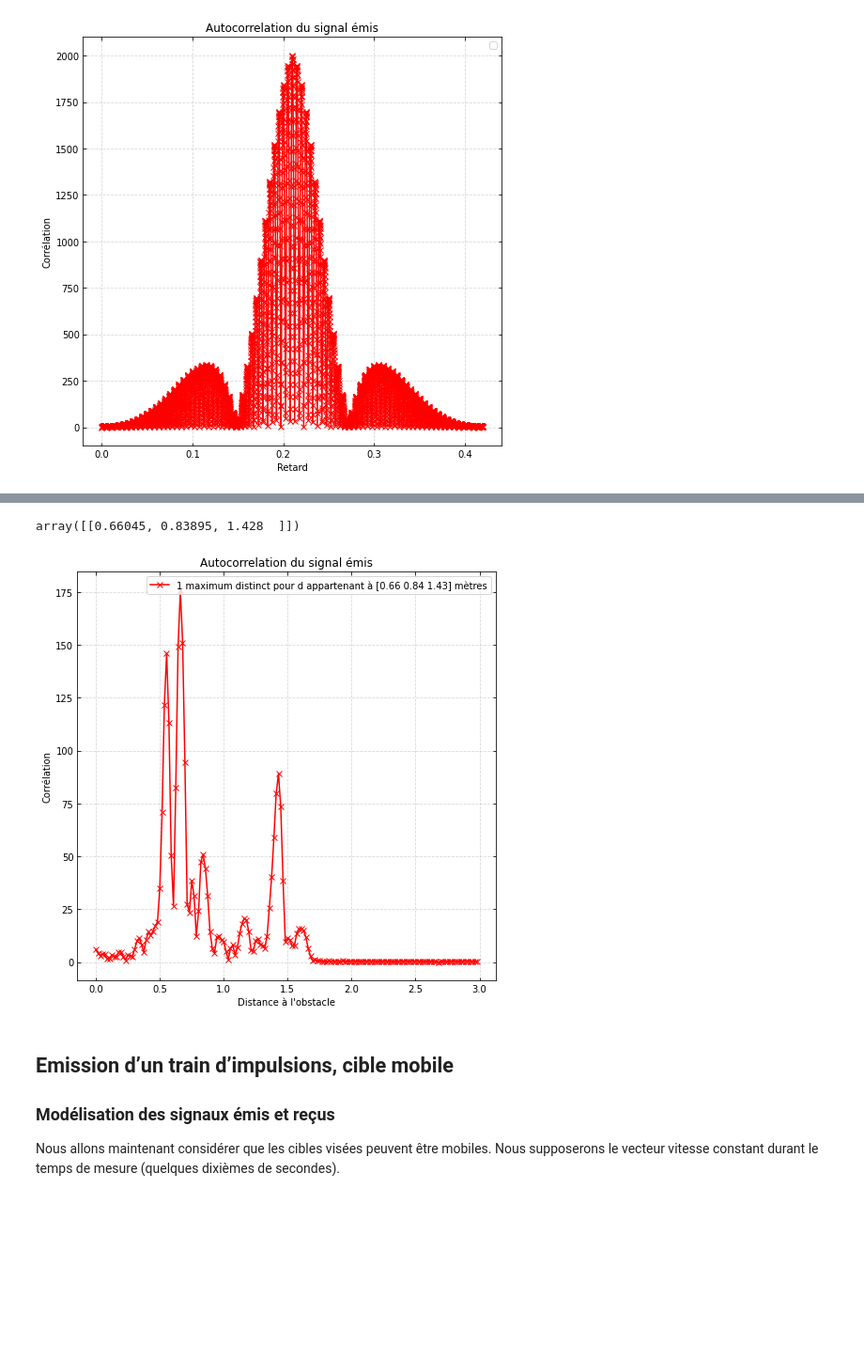
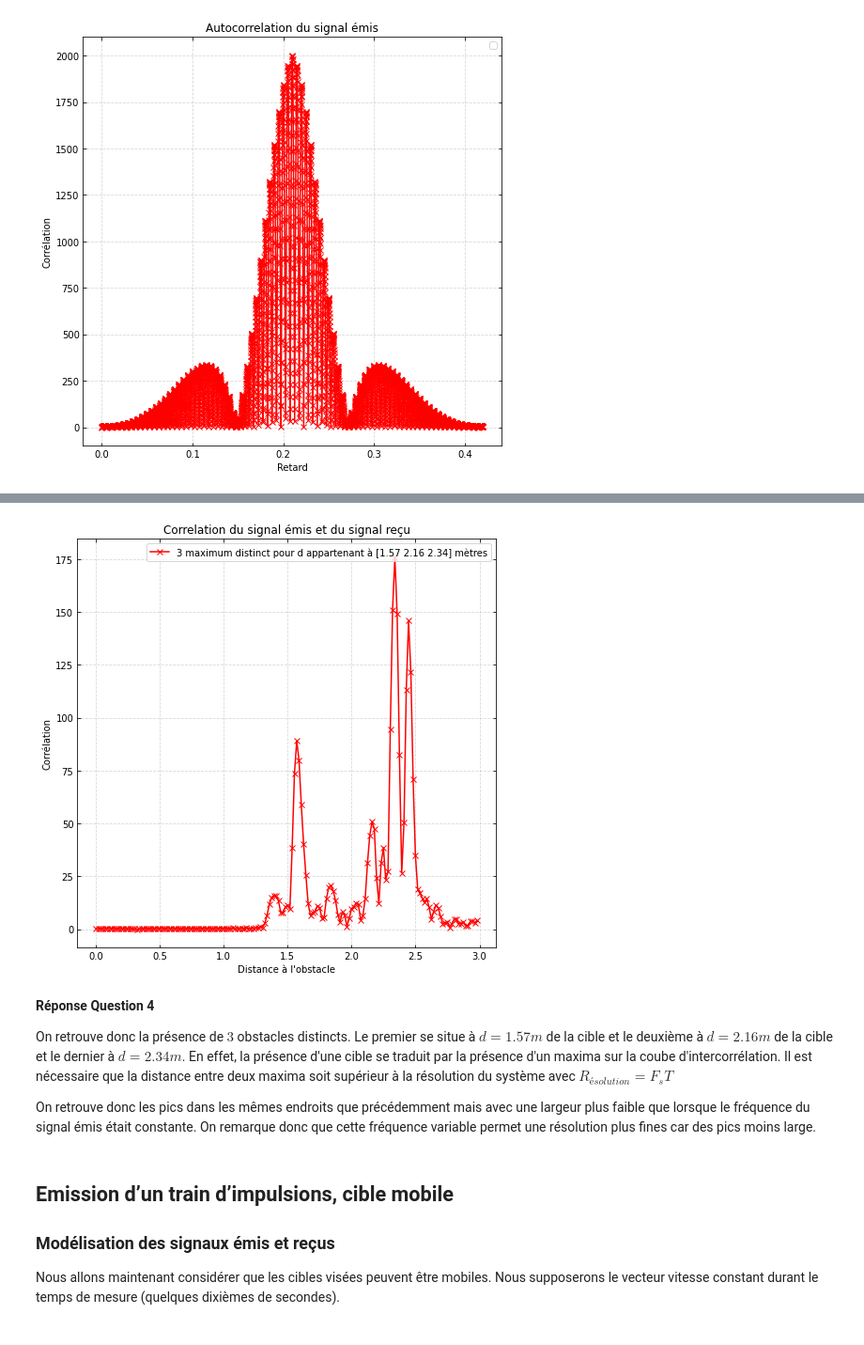
Before and after one commit to 21courgnea/Projet_TDS, a Jupyter notebook: mini-projet-radar/mini_projet_radar.ipynb, the cells around one changed output, grey strips where cells are left out. Shown at 94% size. Saved outputs shown, nothing was run; the diff lists cells and outputs as text; code cells hidden in the pictures; blank space fills up the shorter version.

```diff
--- a/mini-projet-radar/mini_projet_radar.ipynb
+++ b/mini-projet-radar/mini_projet_radar.ipynb
@@ -440,0 +450,18 @@ Quelles vont être les fréquences observées après échantillonnage à $
+# %%
+from scipy.signal import find_peaks
+B = 4E3 #bande de fréquence
+
+data = scipy.io.loadmat('data/signal2.mat')
+e = data['e']
+r = data['r']
+Fs = data['Fs']
+N = len(r)                                # nombre de points du signal
+d = c * np.arange(0,N)/Fs/2               # axe distance (metres)
+
+# resol_theorique = int(1/(2*np.pi*B) * 1/Fs)
+resol_theorique = int(c*T/2  * 2*Fs/c )
+cor_fft = scipy.signal.correlate(r, e, mode = 'same', method = 'fft')    # calcul de la corrélation par FFT
+peaks = scipy.signal.find_peaks(np.absolute(cor_fft)[:,0], height = 50, distance = resol_theorique, width=0)   # identification des pics de la fonction d'intercorrélation
+
+
+peaks_d = peaks[0]*c/Fs/2
@@ -529,16 +546,0 @@ Le fichier « signal2.mat » correspond à un enregistrement de ces signaux modu
-# %%
-from scipy.signal import find_peaks
-B = 4E3 #bande de fréquence
-
-data = scipy.io.loadmat('data/signal2.mat')
-e = data['e']
-r = data['r']
-Fs = data['Fs']
-N = len(r)                                # nombre de points du signal
-d = c * np.arange(0,N)/Fs/2               # axe distance (metres)
-
-cor_fft = scipy.signal.correlate(e, r, mode = 'same', method = 'fft')    # calcul de la corrélation par FFT
-peaks = scipy.signal.find_peaks(np.absolute(cor_fft)[:,0], height = 50, distance = resol_theorique, width=0)   # identification des pics de la fonction d'intercorrélation
-resol_theorique = int(c*T/2  * 2*Fs/c )
-
-peaks_d = peaks[0]*c/Fs/2
@@ -552,19 +547,21 @@ peaks_d = peaks[0]*c/Fs/2
-# %%
-peaks_d
-# %% [output]
-array([[0.66045, 0.83895, 1.428  ]])
 # %%
 plt.figure(figsize=(8,8))
-plt.plot(np.transpose(d), np.absolute(cor_fft), 'rx-', label = f"{len(peaks_d)} maximum distinct pour d appartenant à {np.round(peaks_d, 2)[0]} mètres")
+plt.plot(np.transpose(d), np.absolute(cor_fft), 'rx-', label = f"{len(peaks_d[0])} maximum distinct pour d appartenant à {np.round(peaks_d, 2)[0]} mètres")
 plt.xlabel("Distance à l'obstacle")
 plt.ylabel("Corrélation")
 plt.tick_params(top=True,right=True,direction='in')
 plt.grid(linestyle='--',alpha=0.5)
-plt.title('Autocorrelation du signal émis')
+plt.title('Correlation du signal émis et du signal reçu')
 plt.legend()
 plt.show()
 # %% [output]
-[figure, old version]
+[figure, new version]
+# %% [markdown]
+**Réponse Question 4**
+
+On retrouve donc la présence de $3$ obstacles distincts. Le premier se situe à $d = 1.57 m$ de la cible et le deuxième à $d = 2.16 m$ de la cible et le dernier à $d = 2.34m$. En effet, la présence d'une cible se traduit par la présence d'un maxima sur la coube d'intercorrélation. Il est nécessaire que la distance entre deux maxima soit supérieur à la résolution du système avec $R_{ésolution} = F_s  T$
+
+On retrouve donc les pics dans les mêmes endroits que précédemment mais avec une largeur plus faible que lorsque le fréquence du signal émis était constante. On remarque donc que cette fréquence variable permet une résolution plus fines car des pics moins large.
 # %% [markdown]
 ## Emission d’un train d’impulsions, cible mobile
 
```
Also changed, not shown: parts of 17 cells of this notebook.
